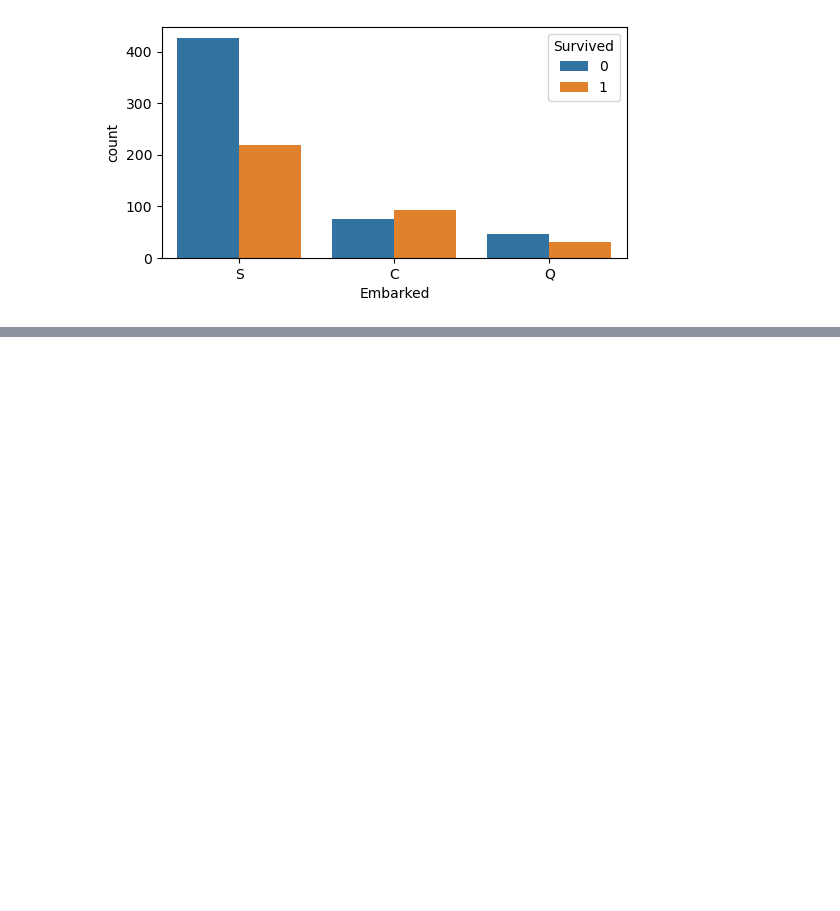
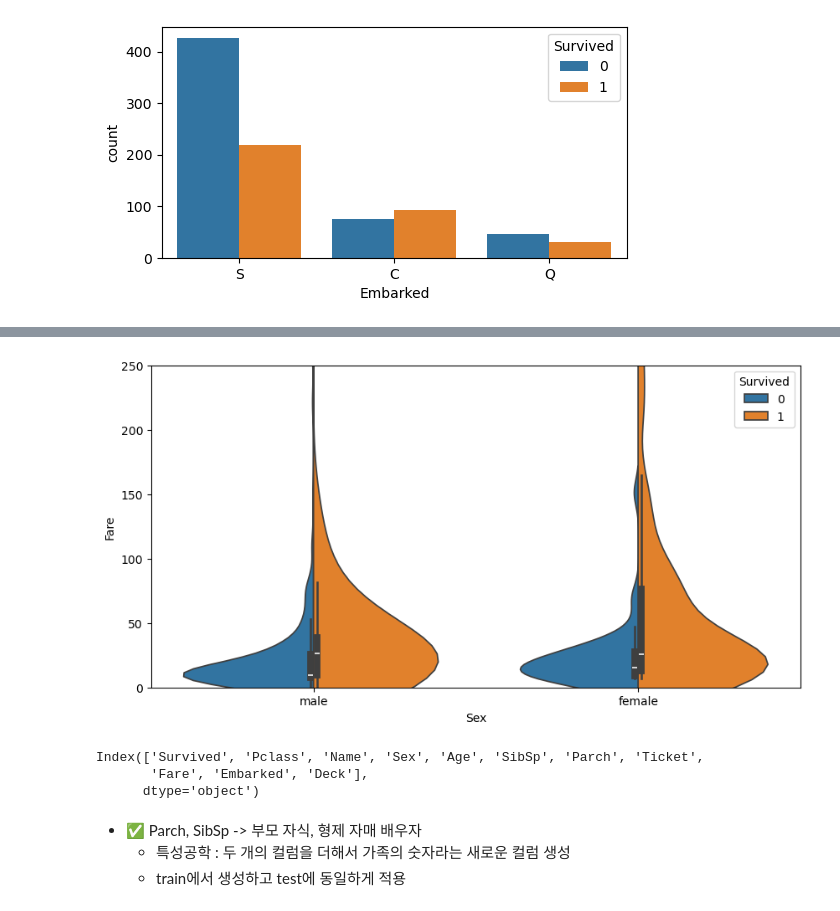
Before and after one commit to mohyunjeong/Machine-Learning, a Jupyter notebook: ex05_titanic_생존사망예측실습.ipynb, the cells around one changed output, grey strips where cells are left out. Cells and saved outputs as stored; diff of their text form; code cells hidden in the pictures; blank space fills up the shorter version.

```diff
--- a/ex05_titanic_생존사망예측실습.ipynb
+++ b/ex05_titanic_생존사망예측실습.ipynb
@@ -519,0 +544,19 @@ plt.show()
+# %%
+# 성별과 요금에 따른 생존율 분석 - violin plot 사용
+# Sex -> x축
+# Fare -> y축
+# hue -> Survived
+
+plt.figure(figsize = (10, 5))
+
+sns.violinplot(data=train,
+              x='Sex',
+              y='Fare',
+              hue='Survived',
+              split=True)
+
+plt.ylim(0, 250) # -> 그래프를 자세히 보기 위해 범위 설정
+
+plt.show()
+# %% [output]
+[figure, added]
@@ -519,0 +565,13 @@ plt.show()
+# %%
+train.columns
+
+# SibSp : 형제, 배우자
+# Parch : 부모, 자식
+# %% [output]
+Index(['Survived', 'Pclass', 'Name', 'Sex', 'Age', 'SibSp', 'Parch', 'Ticket',
+       'Fare', 'Embarked', 'Deck'],
+      dtype='object')
+# %% [markdown]
+- ✅ Parch, SibSp -> 부모 자식, 형제 자매 배우자
+    - 특성공학 : 두 개의 컬럼을 더해서 가족의 숫자라는 새로운 컬럼 생성
+    - train에서 생성하고 test에 동일하게 적용
```
Also changed, not shown: parts of 41 cells of this notebook, 1 other file.
